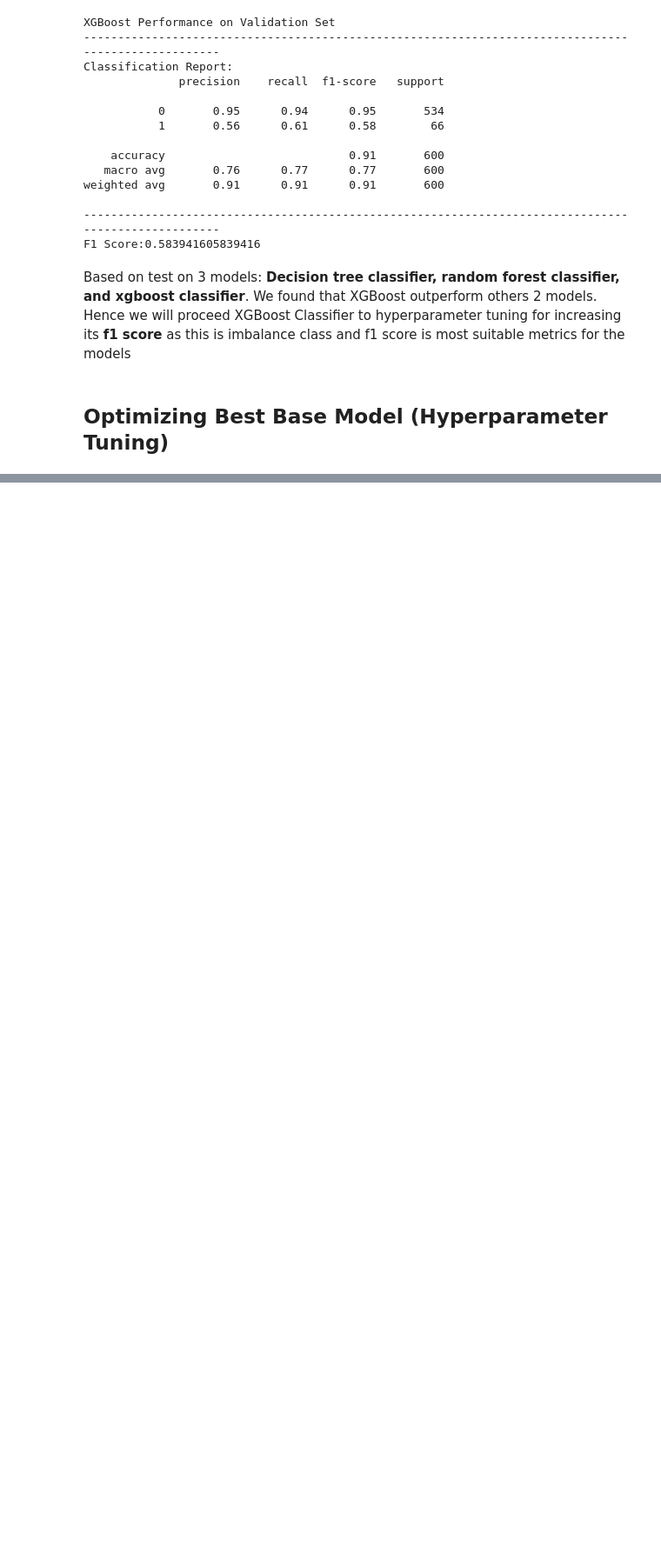
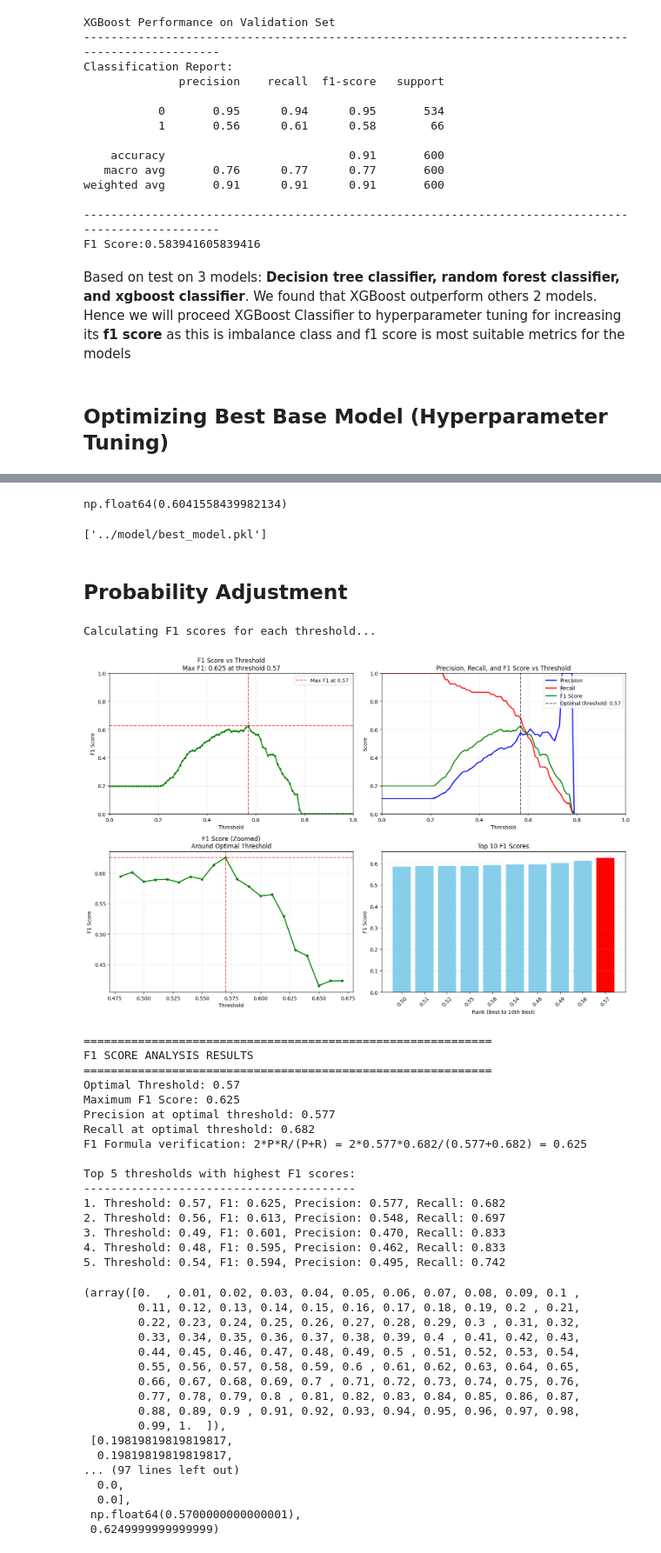
Before and after one commit to ihsannurfaqih/Bank-Marketing-Automation, a Jupyter notebook: src/notebook.ipynb, the cells around one changed output, grey strips where cells are left out. Shown at 87% size. Saved outputs shown, nothing was run; the diff lists cells and outputs as text; code cells hidden in the pictures; blank space fills up the shorter version.

```diff
--- a/src/notebook.ipynb
+++ b/src/notebook.ipynb
@@ -571,0 +592,15 @@ Based on test on 3 models: **Decision tree classifier, random forest classifier,
+# %%
+cv = StratifiedKFold(n_splits=3, shuffle=True, random_state=42)
+# %%
+search = RandomizedSearchCV(
+    estimator=model_xgb,
+    param_distributions=param_grid,
+    n_iter=100,
+    scoring='f1',
+    cv=cv,
+    verbose=1,
+    n_jobs=4,
+    random_state=42
+)
+# %%
+search.fit(X_train.to_dict(orient='records'), y_train)
@@ -571,0 +626,53 @@ Based on test on 3 models: **Decision tree classifier, random forest classifier,
+# %%
+search.best_score_
+# %% [output]
+np.float64(0.6041558439982134)
+# %%
+# 1. Access the best estimator from your search
+best_model = search.best_estimator_
+
+# 2. Save to disk
+# compress=3 saves disk space without slowing down read/write too much
+joblib.dump(best_model, '../model/best_model.pkl', compress=3)
+# %% [output]
+['../model/best_model.pkl']
+# %% [markdown]
+## Probability Adjustment
+# %%
+calculate_f1_scores_across_thresholds(best_model, X_val.to_dict(orient='records'), y_val)
+# %% [output]
+Calculating F1 scores for each threshold...
+[figure, added]
+============================================================
+F1 SCORE ANALYSIS RESULTS
+============================================================
+Optimal Threshold: 0.57
+Maximum F1 Score: 0.625
+Precision at optimal threshold: 0.577
+Recall at optimal threshold: 0.682
+F1 Formula verification: 2*P*R/(P+R) = 2*0.577*0.682/(0.577+0.682) = 0.625
+
+Top 5 thresholds with highest F1 scores:
+----------------------------------------
+1. Threshold: 0.57, F1: 0.625, Precision: 0.577, Recall: 0.682
+2. Threshold: 0.56, F1: 0.613, Precision: 0.548, Recall: 0.697
+3. Threshold: 0.49, F1: 0.601, Precision: 0.470, Recall: 0.833
+4. Threshold: 0.48, F1: 0.595, Precision: 0.462, Recall: 0.833
+5. Threshold: 0.54, F1: 0.594, Precision: 0.495, Recall: 0.742
+(array([0.  , 0.01, 0.02, 0.03, 0.04, 0.05, 0.06, 0.07, 0.08, 0.09, 0.1 ,
+        0.11, 0.12, 0.13, 0.14, 0.15, 0.16, 0.17, 0.18, 0.19, 0.2 , 0.21,
+        0.22, 0.23, 0.24, 0.25, 0.26, 0.27, 0.28, 0.29, 0.3 , 0.31, 0.32,
+        0.33, 0.34, 0.35, 0.36, 0.37, 0.38, 0.39, 0.4 , 0.41, 0.42, 0.43,
+        0.44, 0.45, 0.46, 0.47, 0.48, 0.49, 0.5 , 0.51, 0.52, 0.53, 0.54,
+        0.55, 0.56, 0.57, 0.58, 0.59, 0.6 , 0.61, 0.62, 0.63, 0.64, 0.65,
+        0.66, 0.67, 0.68, 0.69, 0.7 , 0.71, 0.72, 0.73, 0.74, 0.75, 0.76,
+        0.77, 0.78, 0.79, 0.8 , 0.81, 0.82, 0.83, 0.84, 0.85, 0.86, 0.87,
+        0.88, 0.89, 0.9 , 0.91, 0.92, 0.93, 0.94, 0.95, 0.96, 0.97, 0.98,
+        0.99, 1.  ]),
+ [0.19819819819819817,
+  0.19819819819819817,
+... (97 lines left out)
+  0.0,
+  0.0],
+ np.float64(0.5700000000000001),
+ 0.6249999999999999)
```
Also changed, not shown: parts of 6 cells of this notebook, 2 other files.
